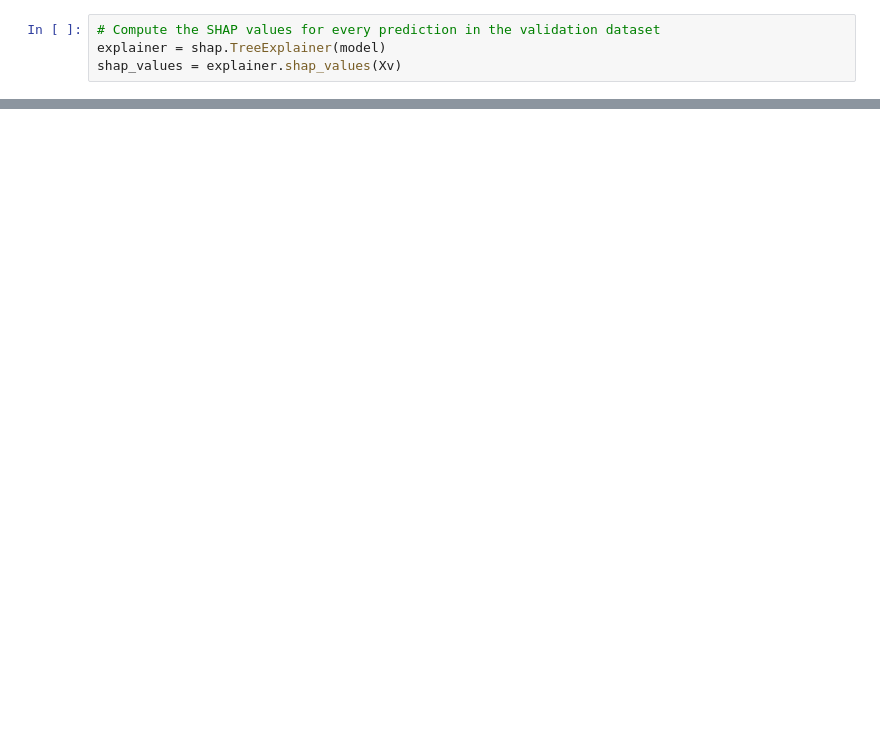
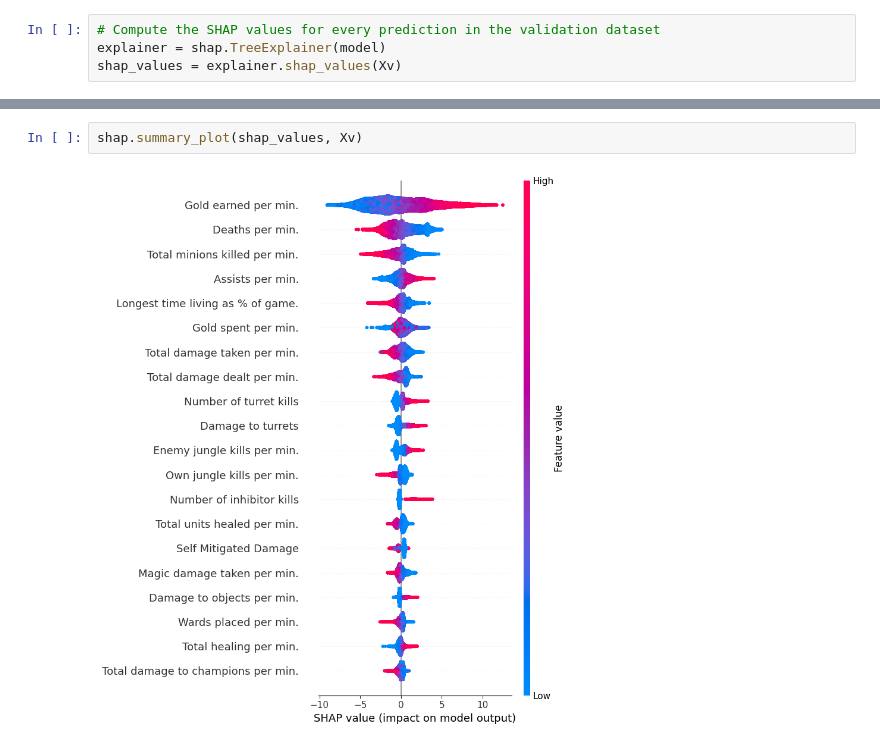
Before and after one commit to charles8ff/AB_CIC, a Jupyter notebook: code_demo.ipynb, the cells around one changed output, grey strips where cells are left out. Cells and saved outputs as stored; diff of their text form; blank space fills up the shorter version.

```diff
--- a/code_demo.ipynb
+++ b/code_demo.ipynb
@@ -145,0 +185,4 @@ ImportError: matplotlib is not installed so plotting is not available! Run `pip
+# %%
+shap.summary_plot(shap_values, Xv)
+# %% [output]
+[figure, added]
```
Also changed, not shown: parts of 17 cells of this notebook, 1 other file.
